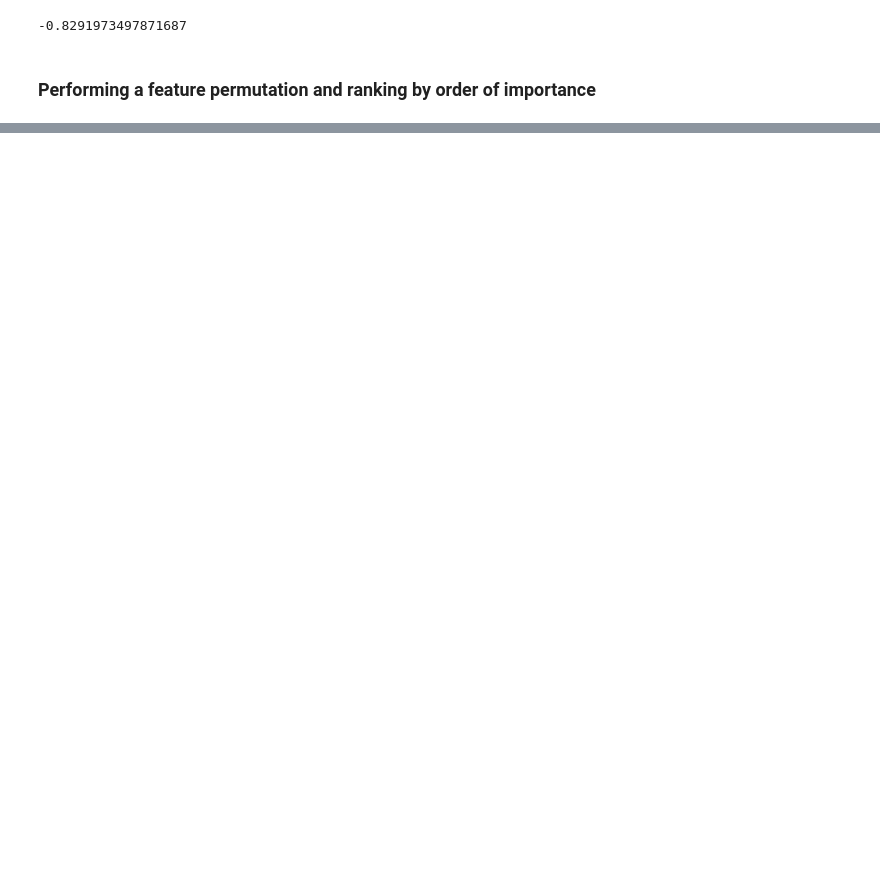
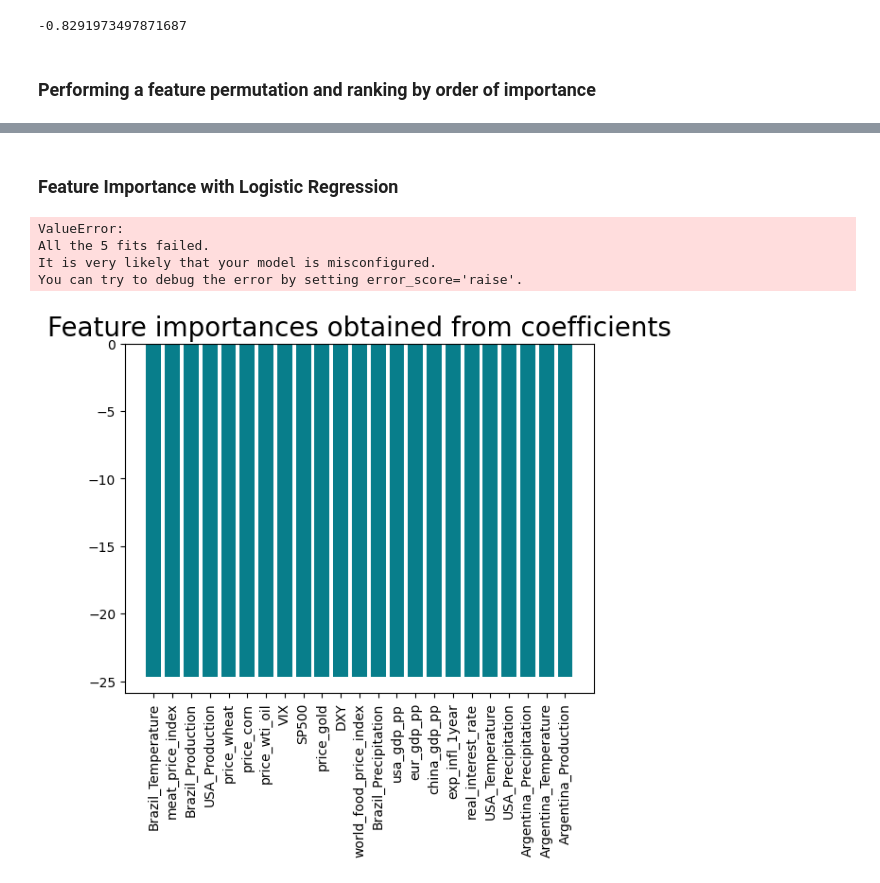
Before and after one commit to tquirelli/Agricultural_Market_Predictions, a Jupyter notebook: Agricultural_Analysis_Data.ipynb, the cells around one changed output, grey strips where cells are left out. Cells and saved outputs as stored; diff of their text form; code cells hidden in the pictures; blank space fills up the shorter version.

```diff
--- a/Agricultural_Analysis_Data.ipynb
+++ b/Agricultural_Analysis_Data.ipynb
@@ -778,14 +798,44 @@ importance_df
-# %%
-from sklearn.datasets import load_wine
-
-agricultural = df_copy_agricultural(as_frame=True)
-X = wine.data
-y = wine.target
-wine_features = X.columns
-
-#⚠️ Data must be centered around its mean before applying PCA ⚠️
-from sklearn.preprocessing import StandardScaler
-scaler = StandardScaler()
-scaler.fit(X)
-X = pd.DataFrame(scaler.transform(X), columns=wine_features)
-X
+# %% [markdown]
+### Feature Importance with Logistic Regression
+# %%
+from sklearn.linear_model import LinearRegression
+from sklearn.model_selection import cross_val_score
+
+model = LinearRegression()
+
+scores = cross_val_score(model, X, y)
+base_model_score = scores.mean()
+
+base_model_score
+# %% [output]
+ValueError:
+All the 5 fits failed.
+It is very likely that your model is misconfigured.
+You can try to debug the error by setting error_score='raise'.
+# %%
+from sklearn.model_selection import train_test_split
+from sklearn import preprocessing
+
+X_train, X_test, y_train, y_test = train_test_split(X, y, test_size=0.3, random_state=42)
+
+#ss = StandardScaler()
+#X_train_scaled = ss.fit_transform(X_train)
+#X_test_scaled = ss.transform(X_test)
+
+#lab = preprocessing.LabelEncoder()
+#y_transformed = lab.fit_transform(y_train)
+# %%
+model = LinearRegression()
+model.fit(X_train_scaled, y_train)
+importances = pd.DataFrame(data={
+    'Attribute': X_train.columns,
+    'Importance': model.coef_[0]
+})
+importances = importances.sort_values(by='Importance', ascending=False)
+# %%
+plt.bar(x=importances['Attribute'], height=importances['Importance'], color='#087E8B')
+plt.title('Feature importances obtained from coefficients', size=20)
+plt.xticks(rotation='vertical')
+plt.show()
+# %% [output]
+[figure, added]
```
Also changed, not shown: parts of 34 cells of this notebook.
